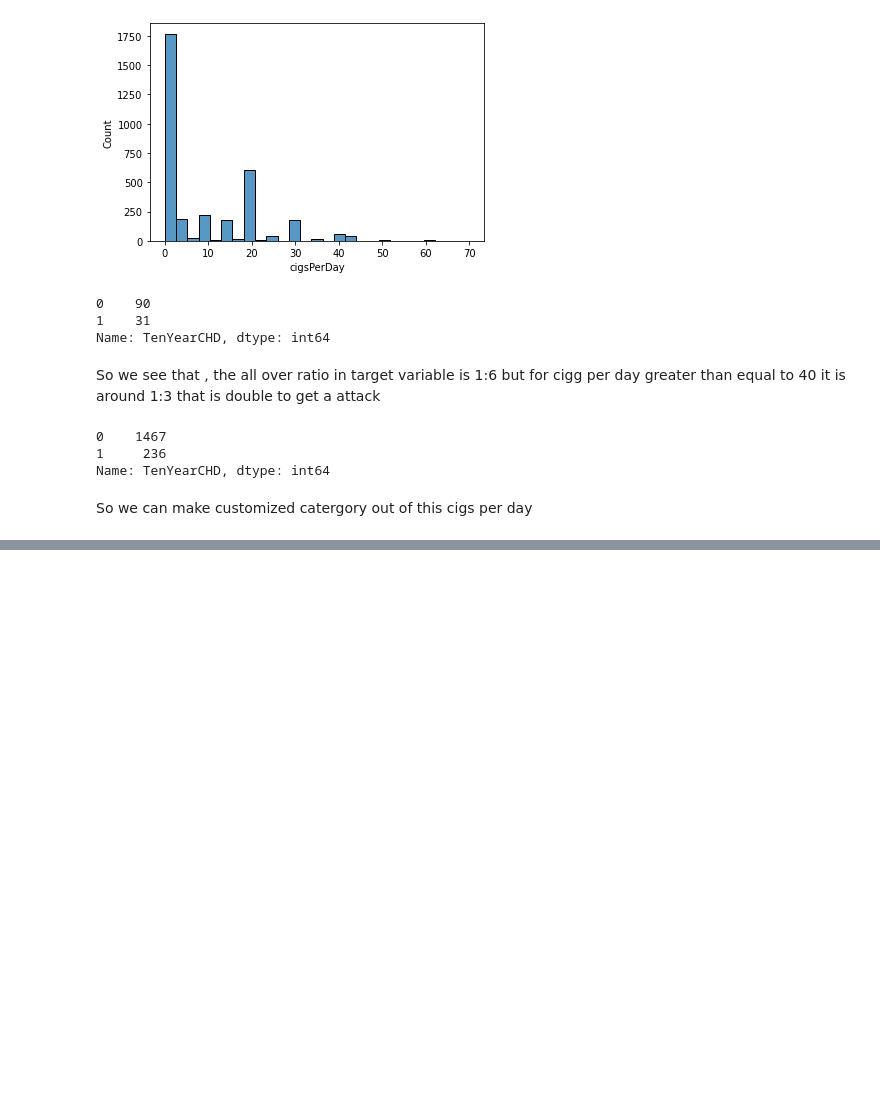
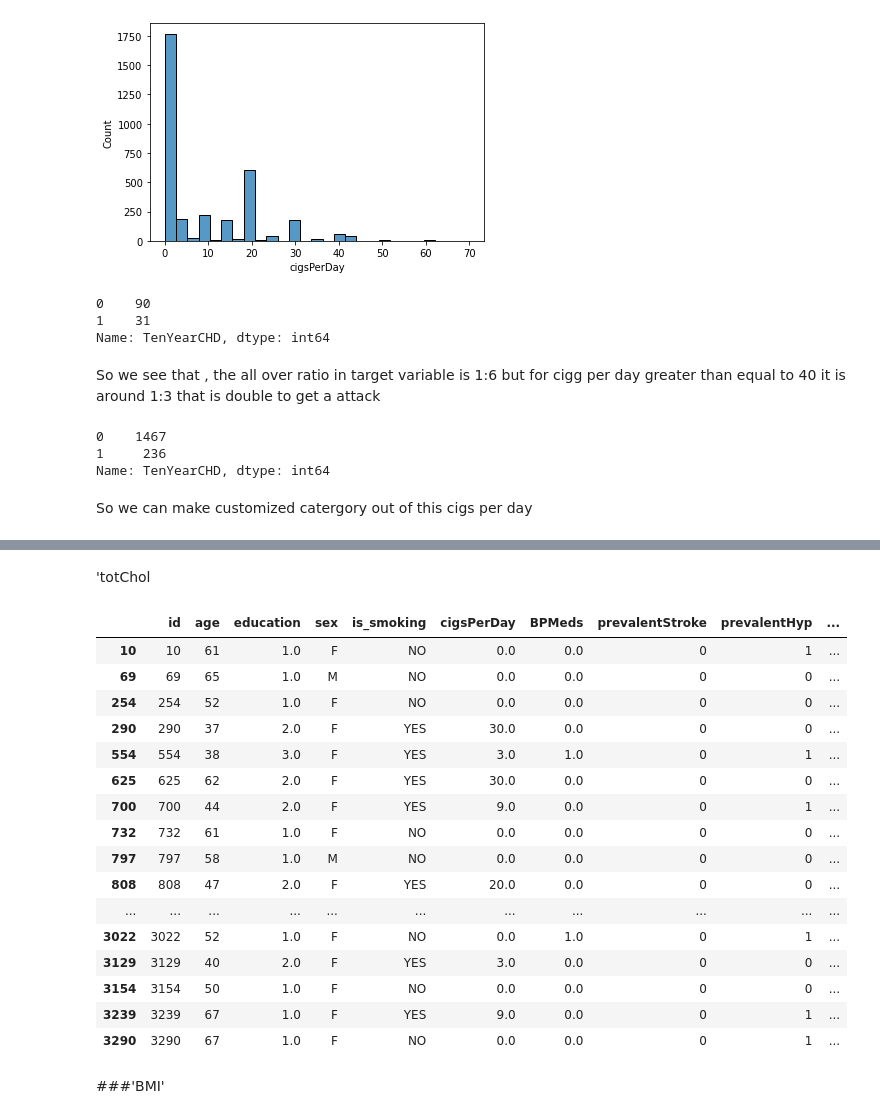
Before and after one commit to Shubhankitsirvaiya/Cardiovascular_classification, a Jupyter notebook: Capstone_1_.ipynb, the cells around one changed output, grey strips where cells are left out. Drawn from its saved outputs; the diff is of its cells as text; code cells hidden in the pictures; blank space fills up the shorter version.

```diff
--- a/Capstone_1_.ipynb
+++ b/Capstone_1_.ipynb
@@ -225,0 +322,22 @@ sns.relplot(df['sex'],df['diaBP'])
+# %% [markdown]
+'totChol
+# %%
+df[df['totChol'].isnull()]
+# %% [output]
+|  | id | age | education | sex | is_smoking | cigsPerDay | BPMeds | prevalentStroke | prevalentHyp | ... |
+| 10 | 10 | 61 | 1.0 | F | NO | 0.0 | 0.0 | 0 | 1 | ... |
+| 69 | 69 | 65 | 1.0 | M | NO | 0.0 | 0.0 | 0 | 0 | ... |
+| 254 | 254 | 52 | 1.0 | F | NO | 0.0 | 0.0 | 0 | 0 | ... |
+| 290 | 290 | 37 | 2.0 | F | YES | 30.0 | 0.0 | 0 | 0 | ... |
+| 554 | 554 | 38 | 3.0 | F | YES | 3.0 | 1.0 | 0 | 1 | ... |
+| 625 | 625 | 62 | 2.0 | F | YES | 30.0 | 0.0 | 0 | 0 | ... |
+| 700 | 700 | 44 | 2.0 | F | YES | 9.0 | 0.0 | 0 | 1 | ... |
+| 732 | 732 | 61 | 1.0 | F | NO | 0.0 | 0.0 | 0 | 0 | ... |
+| 797 | 797 | 58 | 1.0 | M | NO | 0.0 | 0.0 | 0 | 0 | ... |
+| 808 | 808 | 47 | 2.0 | F | YES | 20.0 | 0.0 | 0 | 0 | ... |
+| ... | ... | ... | ... | ... | ... | ... | ... | ... | ... | ... |
+| 3022 | 3022 | 52 | 1.0 | F | NO | 0.0 | 1.0 | 0 | 1 | ... |
+| 3129 | 3129 | 40 | 2.0 | F | YES | 3.0 | 0.0 | 0 | 0 | ... |
+| 3154 | 3154 | 50 | 1.0 | F | NO | 0.0 | 0.0 | 0 | 0 | ... |
+| 3239 | 3239 | 67 | 1.0 | F | YES | 9.0 | 0.0 | 0 | 1 | ... |
+| 3290 | 3290 | 67 | 1.0 | F | NO | 0.0 | 0.0 | 0 | 1 | ... |
@@ -225,0 +346,2 @@ sns.relplot(df['sex'],df['diaBP'])
+# %% [markdown]
+###'BMI'
```
Also changed, not shown: parts of 40 cells of this notebook.
